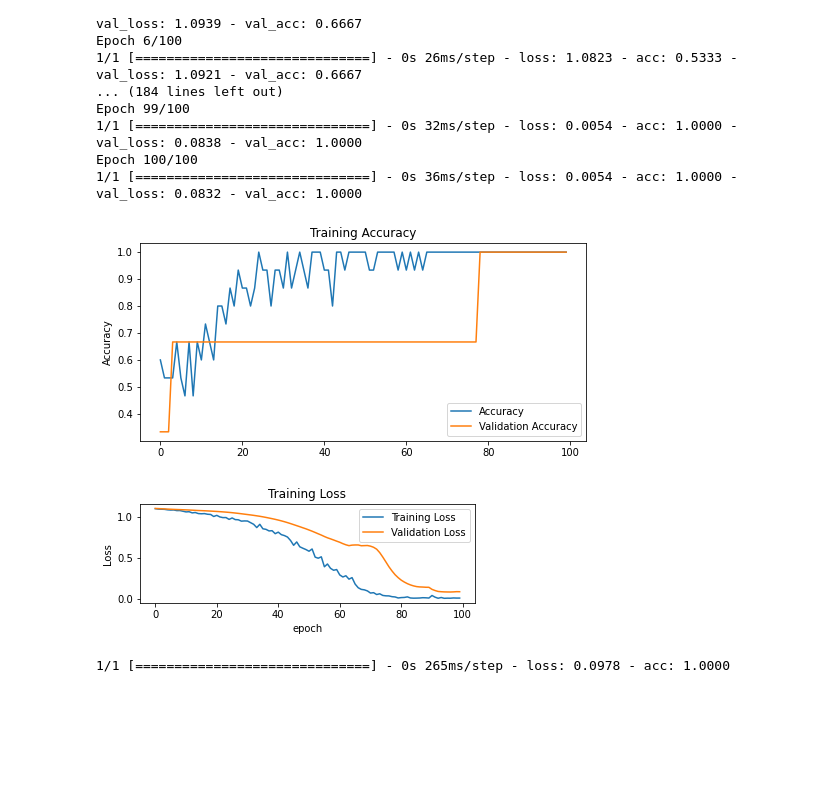
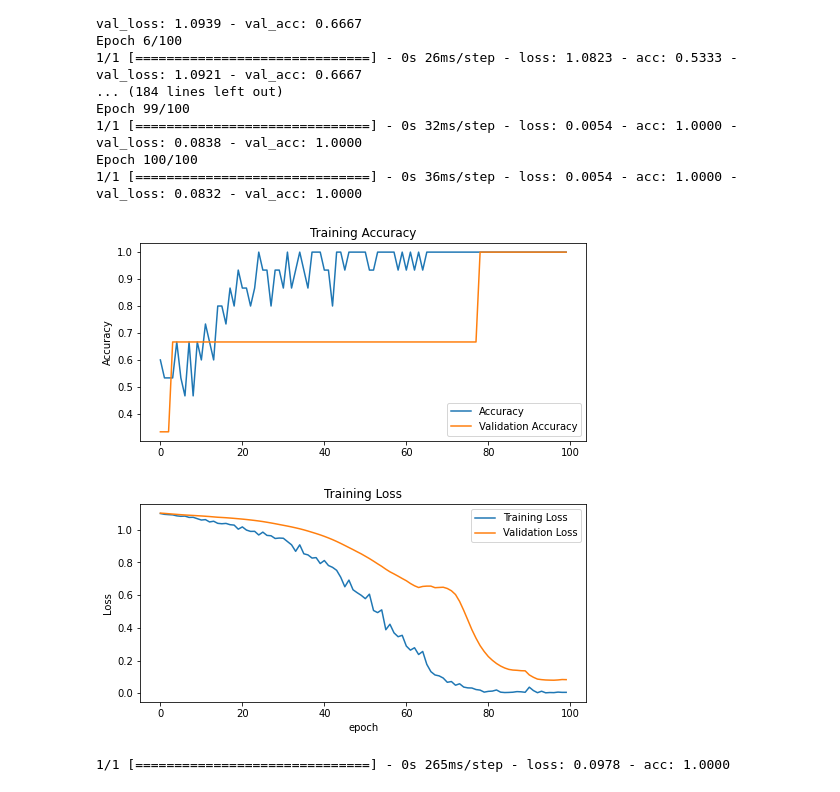
Before and after one commit to joon0725/RnE, a Jupyter notebook: src/예제/TFRNN.ipynb, the cells around one changed output. Drawn from its saved outputs; the diff is of its cells as text; code cells hidden in the pictures; blank space fills up the shorter version.

```diff
--- a/src/예제/TFRNN.ipynb
+++ b/src/예제/TFRNN.ipynb
@@ -147,33 +147,34 @@ Epoch 100/100
 # %%
 import matplotlib.pyplot as plt
 
 acc = history.history['acc']
 val_acc = history.history['val_acc']
 
 loss = history.history['loss']
 val_loss = history.history['val_loss']
 
 plt.figure(figsize=(8, 8))
 plt.subplot(2, 1, 1)
 plt.plot(acc, label='Accuracy')
 plt.plot(val_acc, label='Validation Accuracy')
 plt.legend()
 plt.ylabel('Accuracy')
 plt.title('Training Accuracy')
 plt.show()
 
+plt.figure(figsize=(8, 8))
 plt.subplot(2, 1, 2)
 plt.plot(loss, label='Training Loss')
 plt.plot(val_loss, label='Validation Loss')
 plt.legend()
 plt.ylabel('Loss')
 plt.title('Training Loss')
 plt.xlabel('epoch')
 
 plt.show()
 # %% [output]
 [figure]
-[figure, old version]
+[figure, new version]
 # %%
 model.evaluate(val_li, val_label)
 # %% [output]
```
